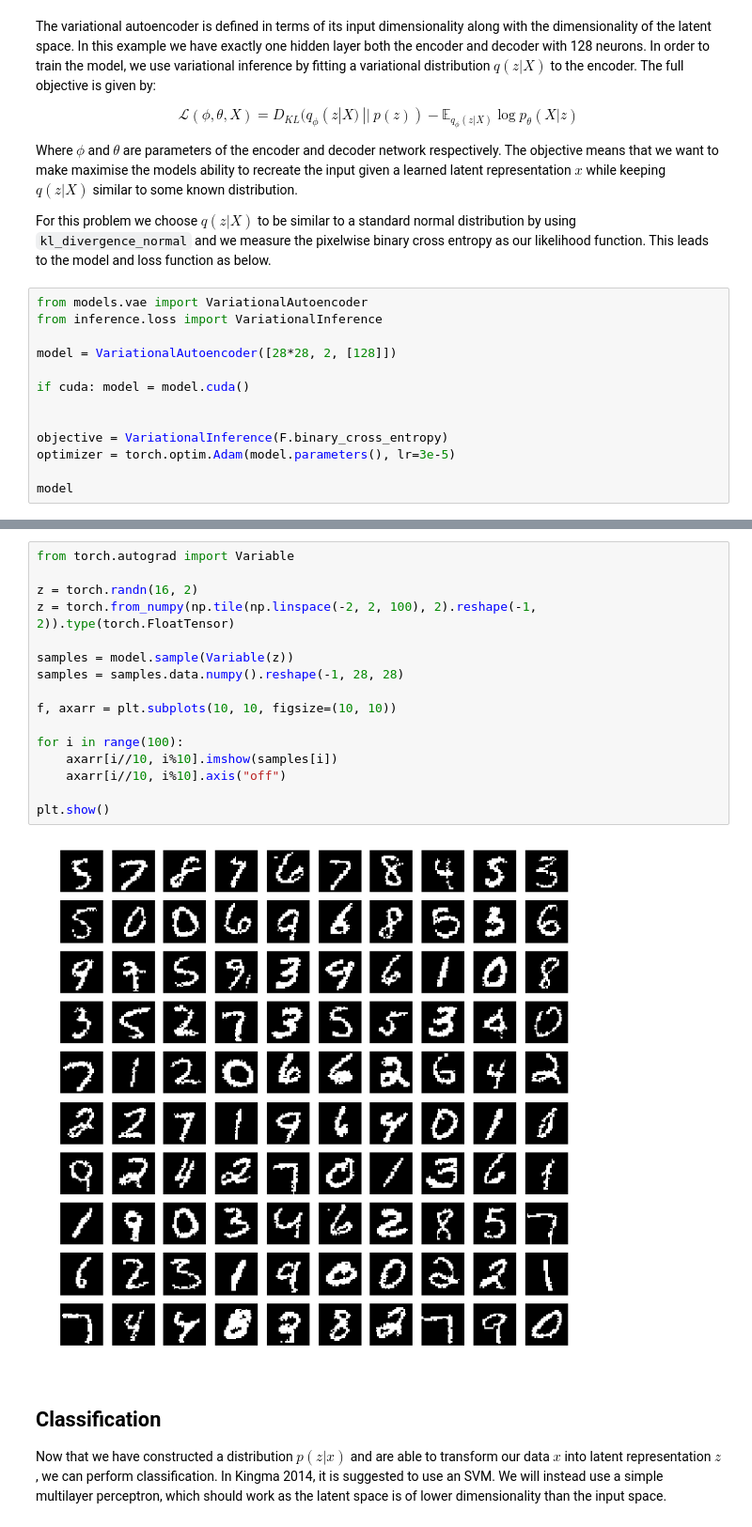
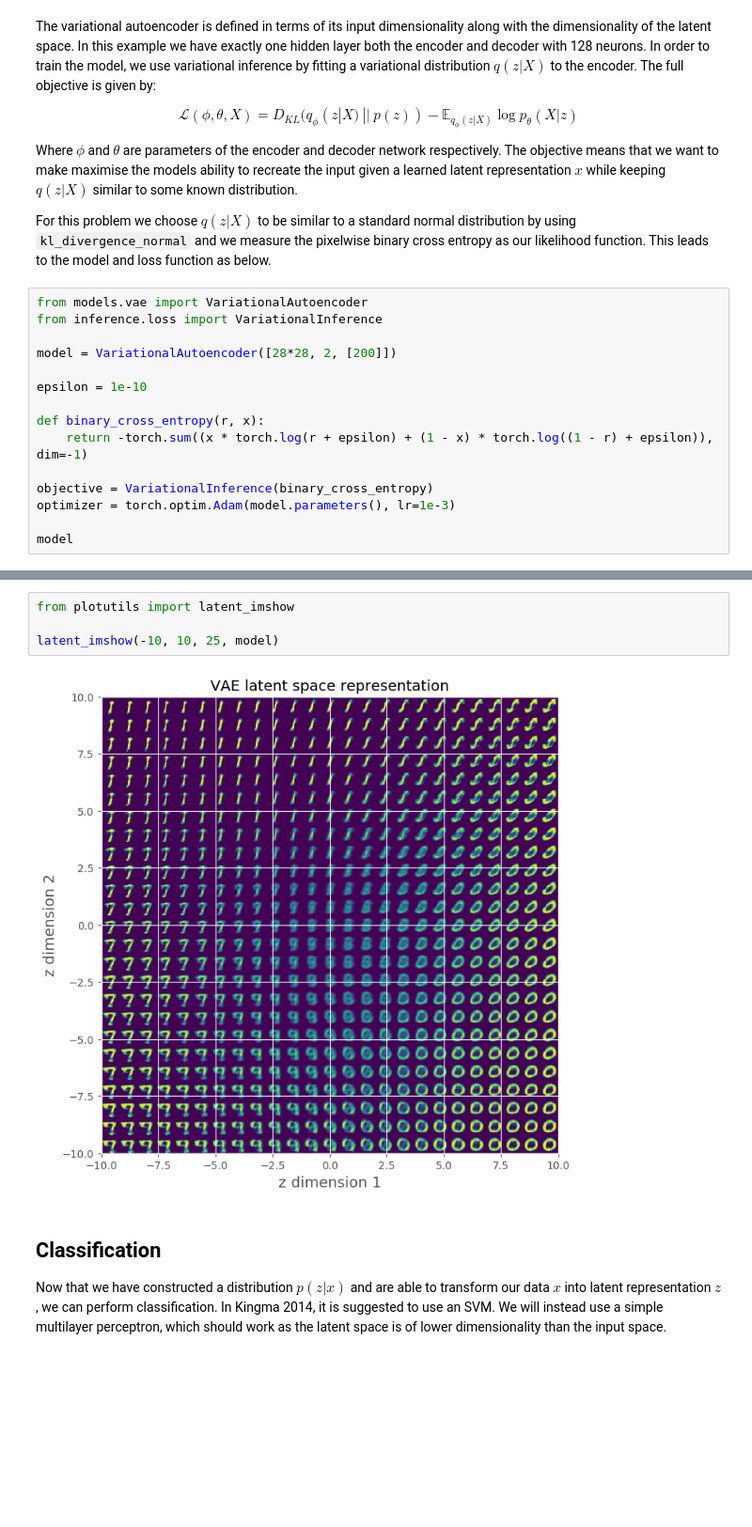
Before and after one commit to wohlert/semi-supervised-pytorch, a Jupyter notebook: examples/notebooks/VAE - MNIST.ipynb, the cells around one changed output, grey strips where cells are left out. Shown at 94% size. Drawn from its saved outputs; the diff is of its cells as text; blank space fills up the shorter version.

```diff
--- a/examples/notebooks/VAE - MNIST.ipynb
+++ b/examples/notebooks/VAE - MNIST.ipynb
@@ -49,13 +50,15 @@ For this problem we choose $q(z | X)$ to be similar to a standard normal distrib
 from models.vae import VariationalAutoencoder
 from inference.loss import VariationalInference
 
-model = VariationalAutoencoder([28*28, 2, [128]])
+model = VariationalAutoencoder([28*28, 2, [200]])
 
-if cuda: model = model.cuda()
+epsilon = 1e-10
 
+def binary_cross_entropy(r, x):
+    return -torch.sum((x * torch.log(r + epsilon) + (1 - x) * torch.log((1 - r) + epsilon)), dim=-1)
 
-objective = VariationalInference(F.binary_cross_entropy)
-optimizer = torch.optim.Adam(model.parameters(), lr=3e-5)
+objective = VariationalInference(binary_cross_entropy)
+optimizer = torch.optim.Adam(model.parameters(), lr=1e-3)
 
 model
 # %% [output]
@@ -121,21 +100,9 @@ plt.show()
-# %%
-from torch.autograd import Variable
-
-z = torch.randn(16, 2)
-z = torch.from_numpy(np.tile(np.linspace(-2, 2, 100), 2).reshape(-1, 2)).type(torch.FloatTensor)
-
-samples = model.sample(Variable(z))
-samples = samples.data.numpy().reshape(-1, 28, 28)
-
-f, axarr = plt.subplots(10, 10, figsize=(10, 10))
-
-for i in range(100):
-    axarr[i//10, i%10].imshow(samples[i])
-    axarr[i//10, i%10].axis("off")
-
-plt.show()
-# %% [output]
-[figure, removed]
+# %%
+from plotutils import latent_imshow
+
+latent_imshow(-10, 10, 25, model)
+# %% [output]
+[figure, added]
 # %% [markdown]
 ## Classification
 
```
Also changed, not shown: parts of 6 cells of this notebook, 8 other files.
